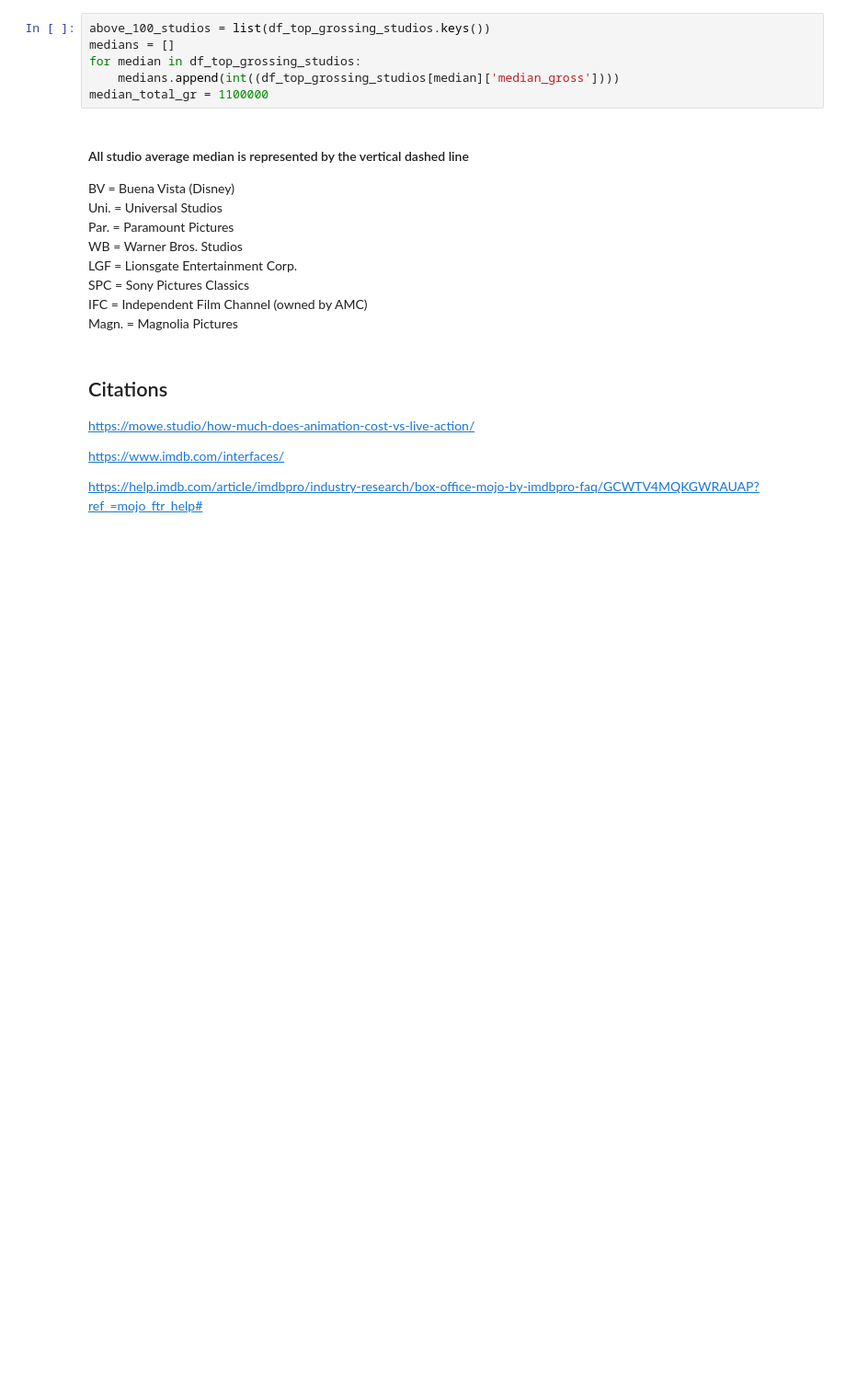
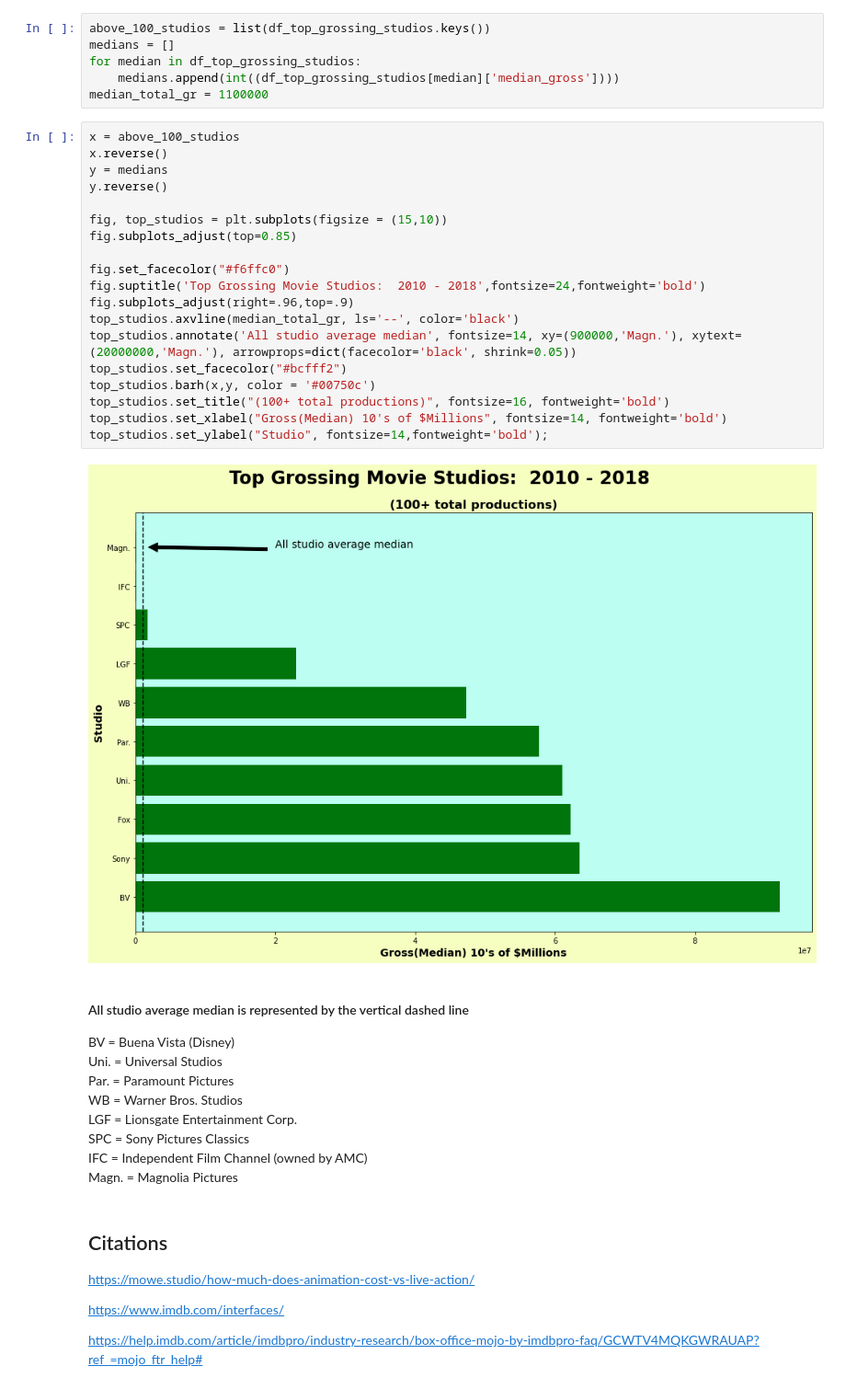
Before and after one commit to ewjohn127/dsc_project_1, a Jupyter notebook: Phase1_Project.ipynb, the cells around one changed output. Shown: that part at 92% size. Drawn from its saved outputs; the diff is of its cells as text; blank space fills up the shorter version.

Commit message:
added teds graph to notebook

```diff
--- a/Phase1_Project.ipynb
+++ b/Phase1_Project.ipynb
@@ -272,6 +280,27 @@ medians = []
 for median in df_top_grossing_studios:
     medians.append(int((df_top_grossing_studios[median]['median_gross'])))
 median_total_gr = 1100000
+# %%
+x = above_100_studios
+x.reverse()
+y = medians
+y.reverse()
+
+fig, top_studios = plt.subplots(figsize = (15,10))
+fig.subplots_adjust(top=0.85)
+
+fig.set_facecolor("#f6ffc0")
+fig.suptitle('Top Grossing Movie Studios:  2010 - 2018',fontsize=24,fontweight='bold')
+fig.subplots_adjust(right=.96,top=.9)
+top_studios.axvline(median_total_gr, ls='--', color='black')
+top_studios.annotate('All studio average median', fontsize=14, xy=(900000,'Magn.'), xytext=(20000000,'Magn.'), arrowprops=dict(facecolor='black', shrink=0.05))
+top_studios.set_facecolor("#bcfff2")
+top_studios.barh(x,y, color = '#00750c')
+top_studios.set_title("(100+ total productions)", fontsize=16, fontweight='bold')
+top_studios.set_xlabel("Gross(Median) 10's of $Millions", fontsize=14, fontweight='bold')
+top_studios.set_ylabel("Studio", fontsize=14,fontweight='bold');
+# %% [output]
+[figure, added]
 # %% [markdown]
 ####  All studio average median is represented by the vertical dashed line
 
```
Also changed, not shown: parts of 1 cell of this notebook.
